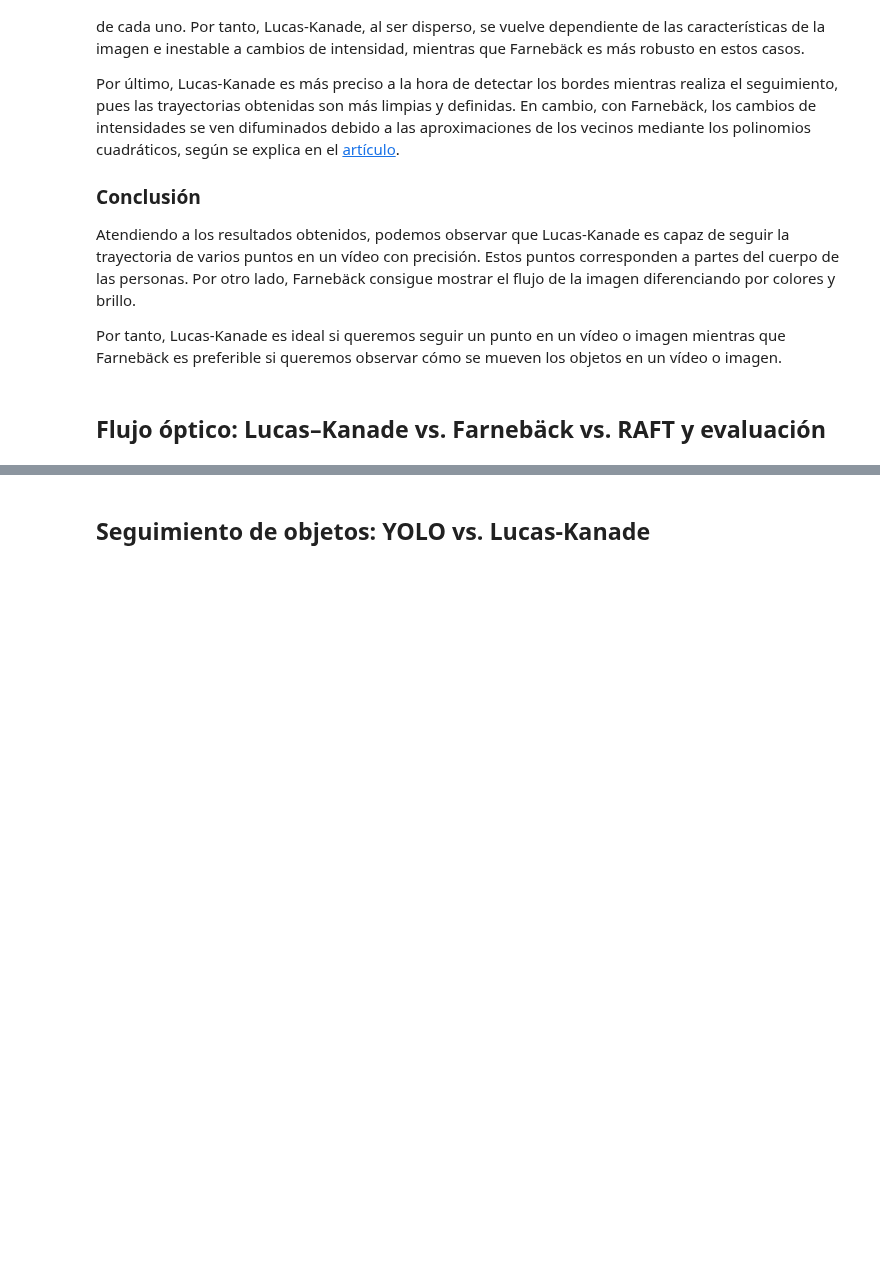
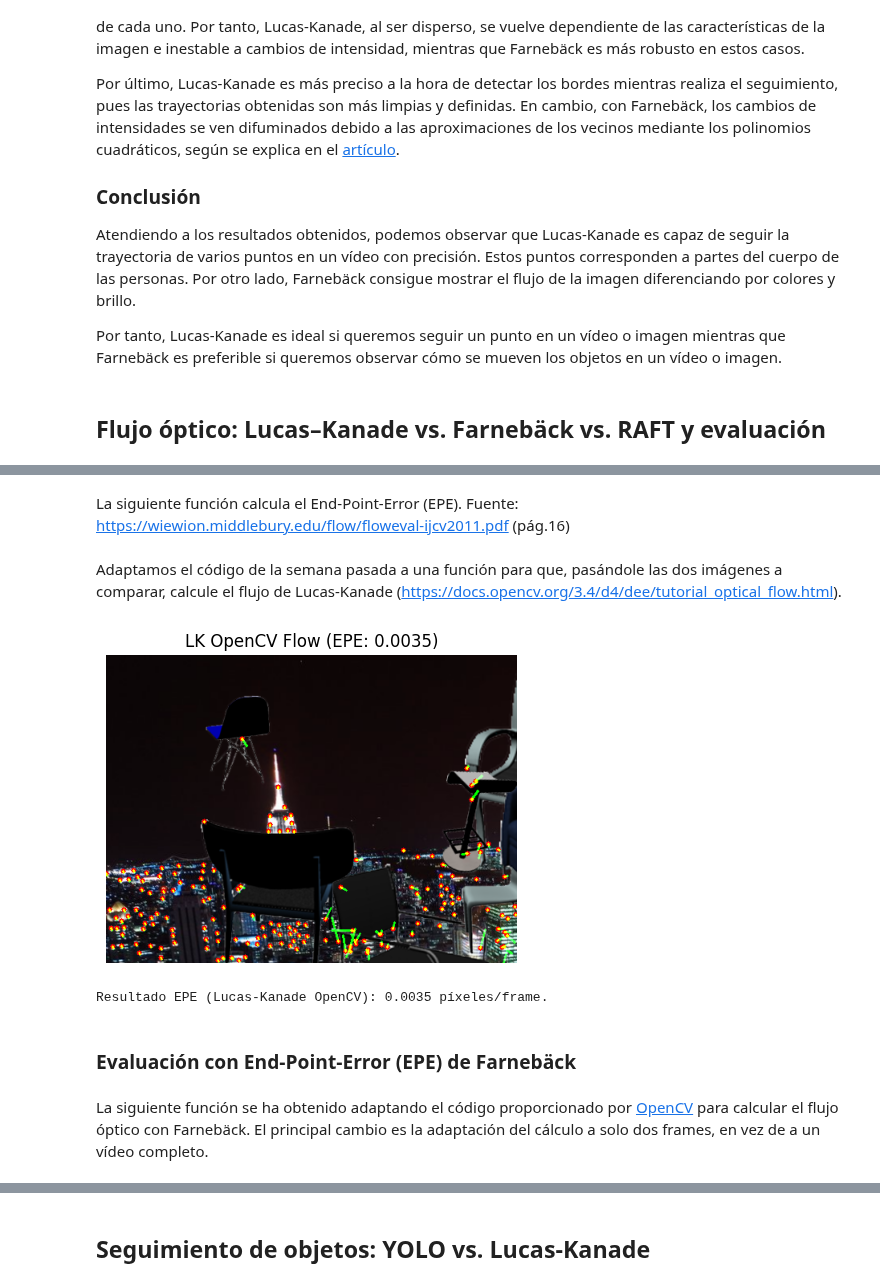
Before and after one commit to lunahernandez/PIAV, a Jupyter notebook: 07/flujo_optico.ipynb, the cells around one changed output, grey strips where cells are left out. Drawn from its saved outputs; the diff is of its cells as text; code cells hidden in the pictures; blank space fills up the shorter version.

```diff
--- a/07/flujo_optico.ipynb
+++ b/07/flujo_optico.ipynb
@@ -1043,0 +1088,4 @@ Por tanto, Lucas-Kanade es ideal si queremos seguir un punto en un vídeo o imag
+# %%
+IMG1_PATH = "flying_chairs/00001_img1.ppm"
+IMG2_PATH = "flying_chairs/00001_img2.ppm"
+FLOW_GT_PATH = "flying_chairs/00001_flow.flo"
@@ -1043,0 +1096,18 @@ Por tanto, Lucas-Kanade es ideal si queremos seguir un punto en un vídeo o imag
+# %%
+def read_flow(f):
+    """Lee el archivo .flo y devuelve el array (H, W, 2)."""
+    with open(f, "rb") as f:
+        np.fromfile(f, np.float32, count=1)
+        w, h = np.fromfile(f, np.int32, count=2)
+        flow = np.fromfile(f, np.float32, count=2 * w * h)
+    return flow.reshape((h, w, 2))
+# %% [markdown]
+La siguiente función calcula el End-Point-Error (EPE). Fuente: https://wiewion.middlebury.edu/flow/floweval-ijcv2011.pdf (pág.16)
+# %%
+def get_epe(pred, gt):
+    """Calcula el End-Point-Error (EPE)."""
+    diff = pred - gt
+    epe = np.mean(np.sqrt(diff[:, :, 0] ** 2 + diff[:, :, 1] ** 2))
+    return epe
+# %% [markdown]
+Adaptamos el código de la semana pasada a una función para que, pasándole las dos imágenes a comparar, calcule el flujo de Lucas-Kanade (https://docs.opencv.org/3.4/d4/dee/tutorial_optical_flow.html).
@@ -1043,0 +1170,32 @@ Por tanto, Lucas-Kanade es ideal si queremos seguir un punto en un vídeo o imag
+# %%
+# Carga de datos
+gt_flow = read_flow(FLOW_GT_PATH)
+img1 = cv2.cvtColor(cv2.imread(str(IMG1_PATH)), cv2.COLOR_BGR2RGB)
+img2 = cv2.cvtColor(cv2.imread(str(IMG2_PATH)), cv2.COLOR_BGR2RGB)
+
+# Calcular Flujo Lucas-Kanade
+flow_pred, img_wiew = lk_flow(img1, img2)
+
+# Usar máscara para comparar solo los puntos predichos
+flow_gt_masked = gt_flow.copy()
+flow_gt_masked[flow_pred[:, :, 0] == 0] = 0
+flow_gt_masked[flow_pred[:, :, 1] == 0] = 0
+
+# Calcular EPE
+epe = get_epe(flow_pred, flow_gt_masked)
+
+display = cv2.cvtColor(img_wiew, cv2.COLOR_BGR2RGB)
+plt.figure(figsize=(8, 4))
+plt.imshow(display)
+plt.title(f"LK OpenCV Flow (EPE: {epe:.4f})")
+plt.axis("off")
+plt.show()
+
+print(f"Resultado EPE (Lucas-Kanade OpenCV): {epe:.4f} píxeles/frame.")
+# %% [output]
+[figure, added]
+Resultado EPE (Lucas-Kanade OpenCV): 0.0035 píxeles/frame.
+# %% [markdown]
+### **Evaluación con End-Point-Error (EPE) de Farnebäck**
+# %% [markdown]
+La siguiente función se ha obtenido adaptando el código proporcionado por [OpenCV](https://docs.opencv.org/3.4/d4/dee/tutorial_optical_flow.html) para calcular el flujo óptico con Farnebäck. El principal cambio es la adaptación del cálculo a solo dos frames, en vez de a un vídeo completo.
```
Also changed, not shown: parts of 22 cells of this notebook.
